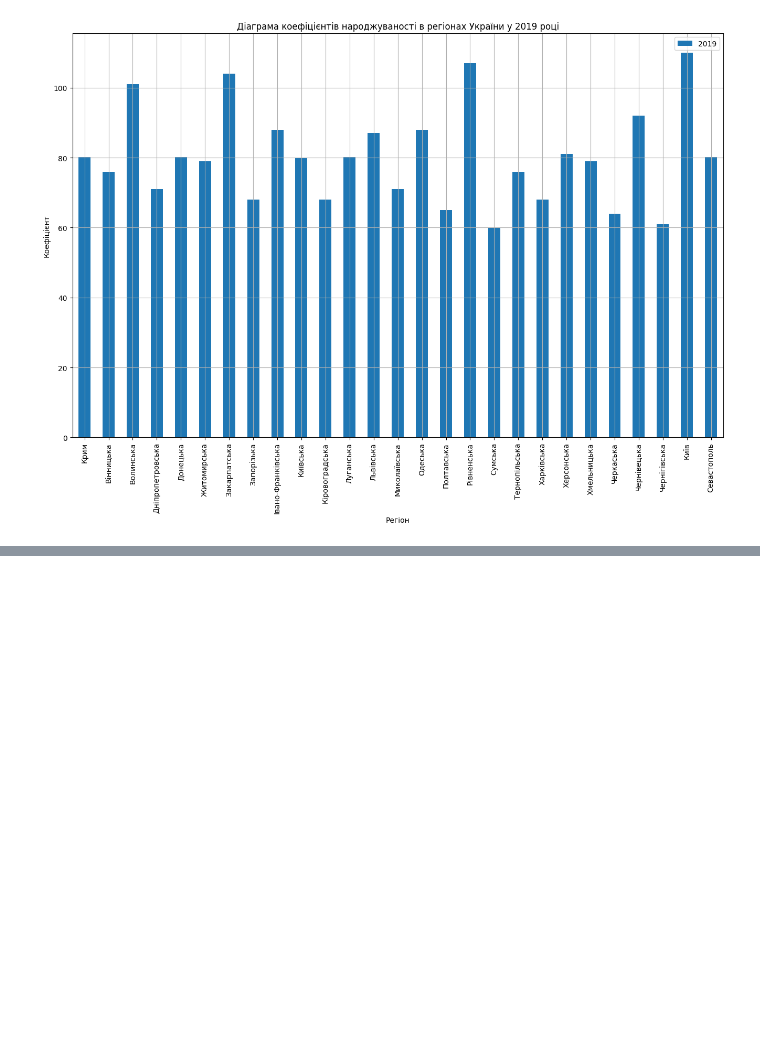
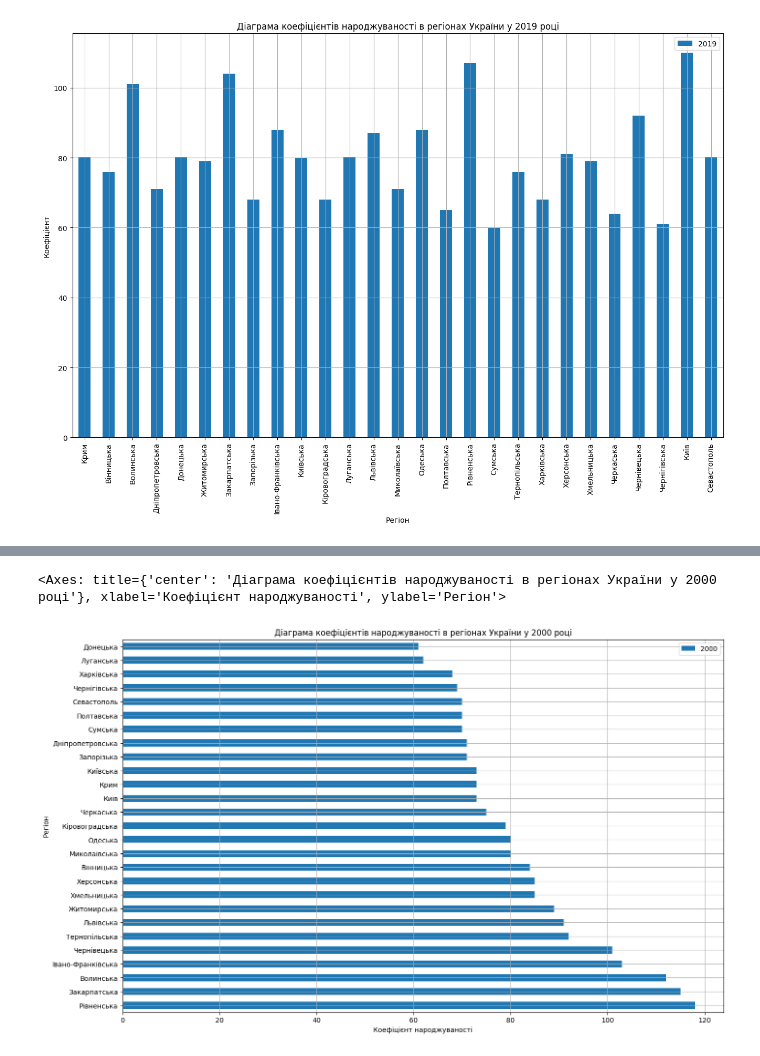
Before and after one commit to ValeraRishniak/HW_M02_goit_py_DS, a Jupyter notebook: Hw2.1.ipynb, the cells around one changed output, grey strips where cells are left out. Saved outputs shown, nothing was run; the diff lists cells and outputs as text; code cells hidden in the pictures; blank space fills up the shorter version.

```diff
--- a/Hw2.1.ipynb
+++ b/Hw2.1.ipynb
@@ -217,0 +250,16 @@ graph
+# %%
+
+sort_df_diagram_3 = table_upd_3_fillna_nan_to_average.sort_values(["2000"], ascending=False)
+sort_df_diagram_3
+sort_df_diagram_3.plot(kind='barh',
+                            x='Регіон',
+                            y= '2000',
+                            title='Діаграма коефіцієнтів народжуваності в регіонах України у 2000 році',
+                            xlabel= 'Коефіцієнт народжуваності',
+                            ylabel= 'Регіон',
+                            figsize=(16, 10),
+                            grid=True
+                           )
+# %% [output]
+<Axes: title={'center': 'Діаграма коефіцієнтів народжуваності в регіонах України у 2000 році'}, xlabel='Коефіцієнт народжуваності', ylabel='Регіон'>
+[figure, added]
```
Also changed, not shown: parts of 5 cells of this notebook.
